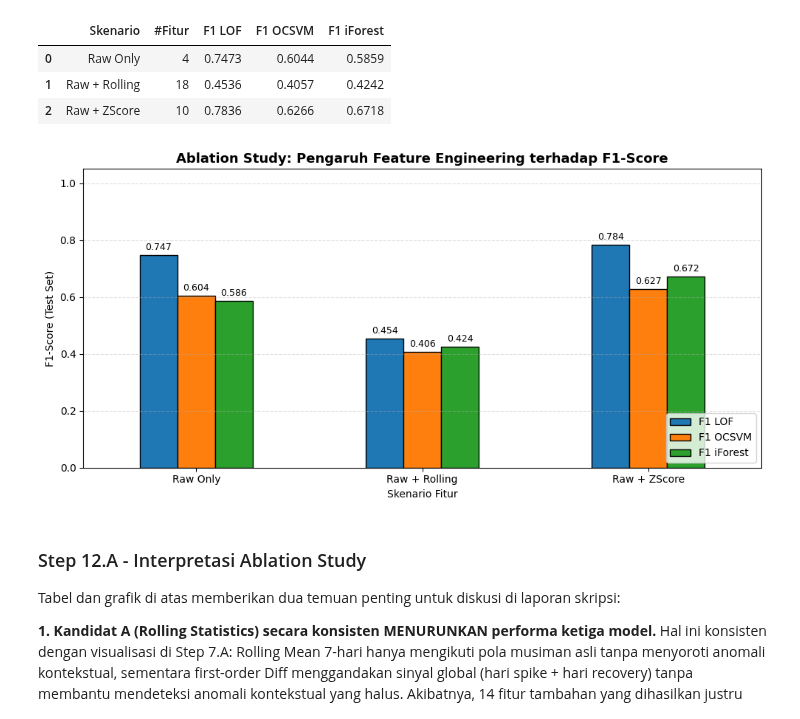
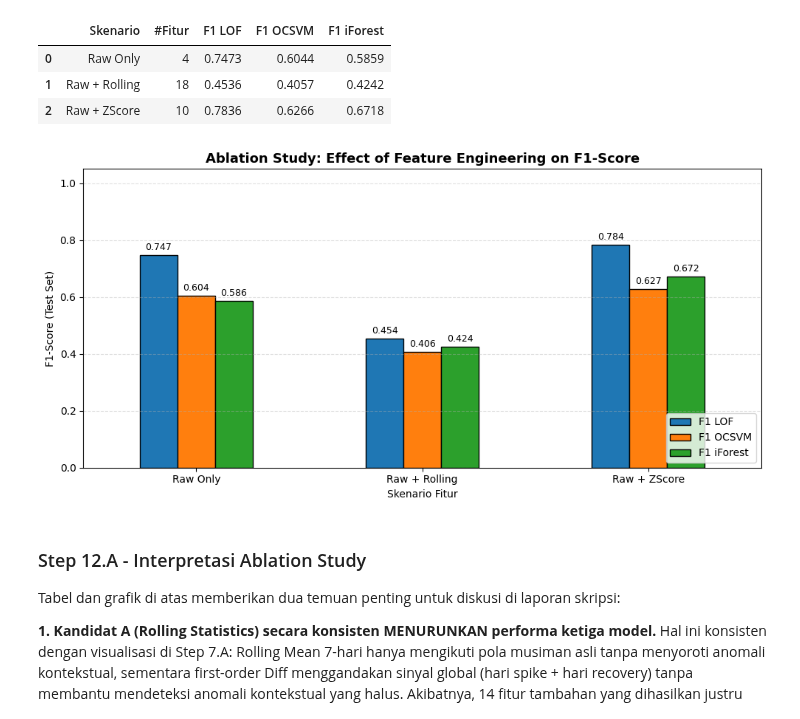
Before and after one commit to aDJi2003/water-anomaly-detection, a Jupyter notebook: notebook/main.ipynb, the cells around one changed output. Saved outputs shown, nothing was run; the diff lists cells and outputs as text; code cells hidden in the pictures.

```diff
--- a/notebook/main.ipynb
+++ b/notebook/main.ipynb
@@ -1176,24 +1115,24 @@ ablation_df
 # %%
 ab_plot = ablation_df.set_index('Skenario')[['F1 LOF', 'F1 OCSVM', 'F1 iForest']]
 
 ax = ab_plot.plot(kind='bar', figsize=(10, 5), edgecolor='black',
                   color=['#1f77b4', '#ff7f0e', '#2ca02c'])
-plt.title("Ablation Study: Pengaruh Feature Engineering terhadap F1-Score",
+plt.title("Ablation Study: Effect of Feature Engineering on F1-Score",
           fontweight='bold', fontsize=13)
 plt.ylabel("F1-Score (Test Set)")
 plt.xlabel("Skenario Fitur")
 plt.xticks(rotation=0)
 plt.ylim(0, 1.05)
 plt.grid(axis='y', linestyle='--', alpha=0.4)
 plt.legend(loc='lower right')
 
 for container in ax.containers:
     ax.bar_label(container, fmt='%.3f', padding=3, fontsize=9)
 
 plt.tight_layout()
 plt.show()
 # %% [output]
-[figure, old version]
+[figure, new version]
 # %% [markdown]
 ### Step 12.A - Interpretasi Ablation Study
 
```
Also changed, not shown: parts of 5 cells of this notebook.
